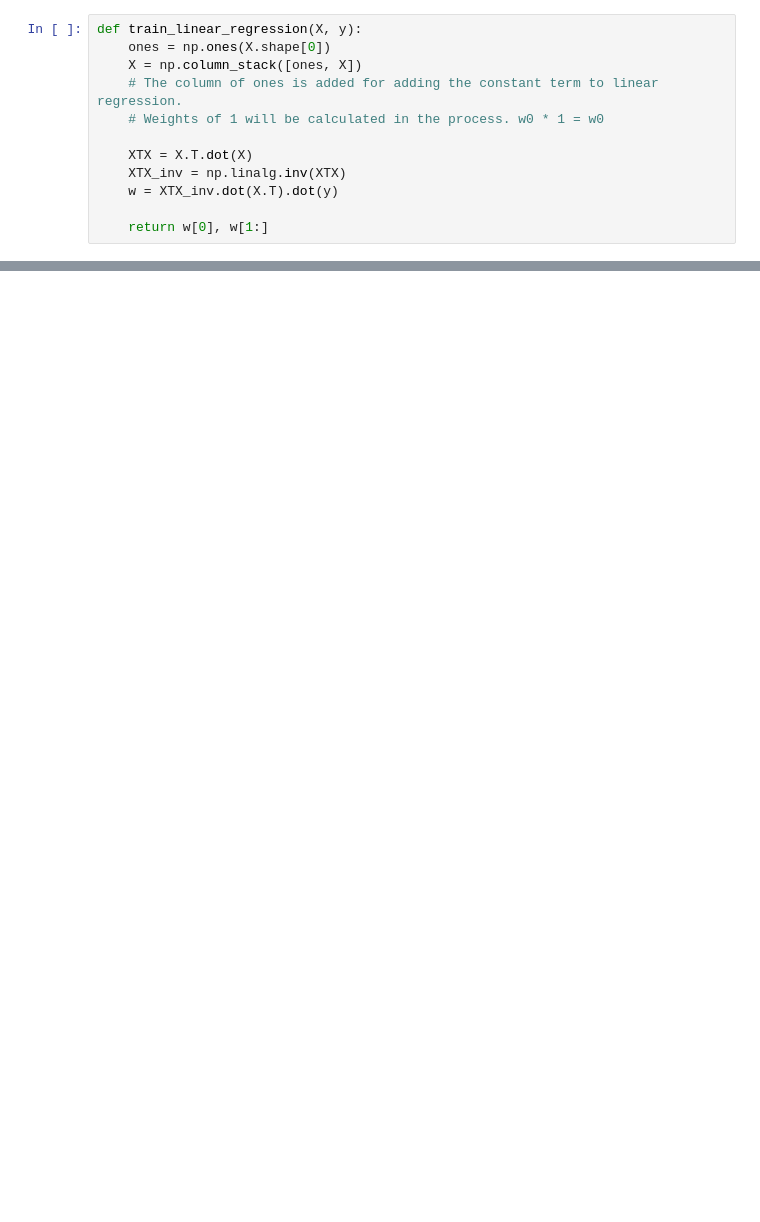
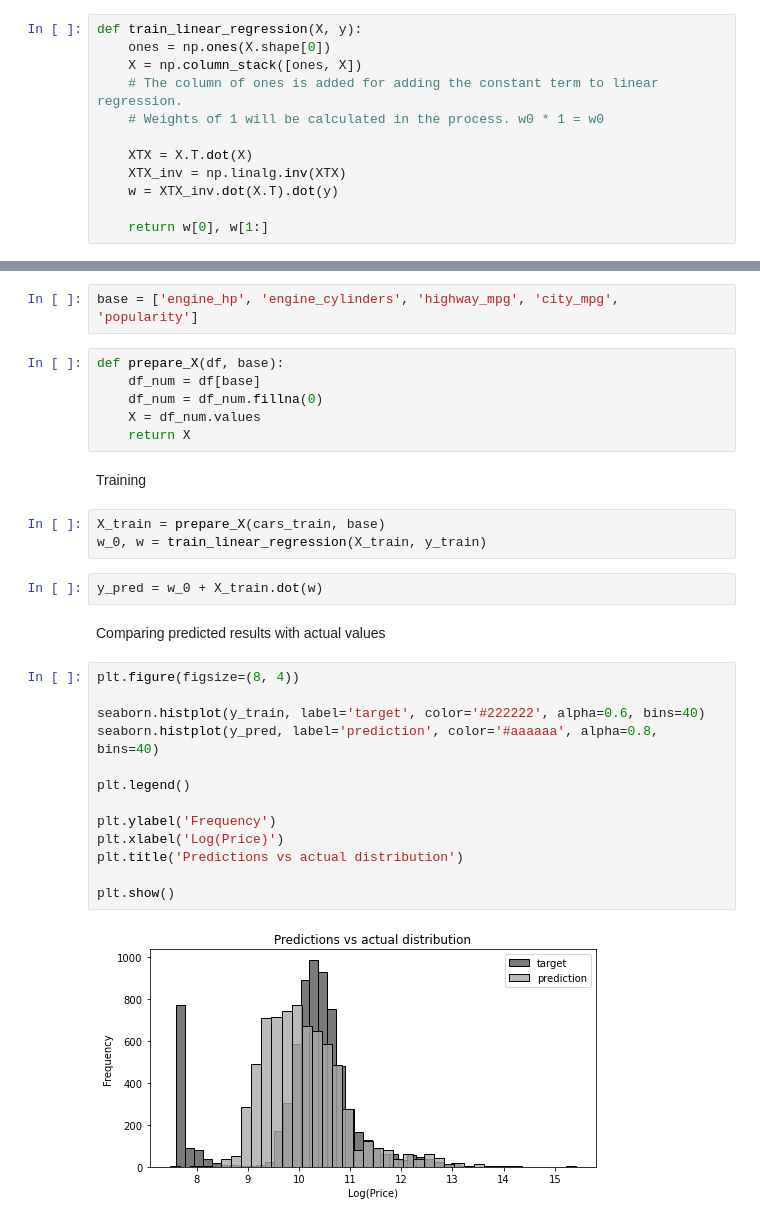
Before and after one commit to anshul-aggarwal/ML-zoomcamp-course, a Jupyter notebook: Week-02/linear-regression-carprice.ipynb, the cells around one changed output, grey strips where cells are left out. Drawn from its saved outputs; the diff is of its cells as text; blank space fills up the shorter version.

```diff
--- a/Week-02/linear-regression-carprice.ipynb
+++ b/Week-02/linear-regression-carprice.ipynb
@@ -201,0 +209,32 @@ def train_linear_regression(X, y):
+# %%
+base = ['engine_hp', 'engine_cylinders', 'highway_mpg', 'city_mpg', 'popularity']
+# %%
+def prepare_X(df, base):
+    df_num = df[base]
+    df_num = df_num.fillna(0)
+    X = df_num.values
+    return X
+# %% [markdown]
+Training
+# %%
+X_train = prepare_X(cars_train, base)
+w_0, w = train_linear_regression(X_train, y_train)
+# %%
+y_pred = w_0 + X_train.dot(w)
+# %% [markdown]
+Comparing predicted results with actual values
+# %%
+plt.figure(figsize=(8, 4))
+
+seaborn.histplot(y_train, label='target', color='#222222', alpha=0.6, bins=40)
+seaborn.histplot(y_pred, label='prediction', color='#aaaaaa', alpha=0.8, bins=40)
+
+plt.legend()
+
+plt.ylabel('Frequency')
+plt.xlabel('Log(Price)')
+plt.title('Predictions vs actual distribution')
+
+plt.show()
+# %% [output]
+[figure, added]
```
Also changed, not shown: parts of 56 cells of this notebook.
